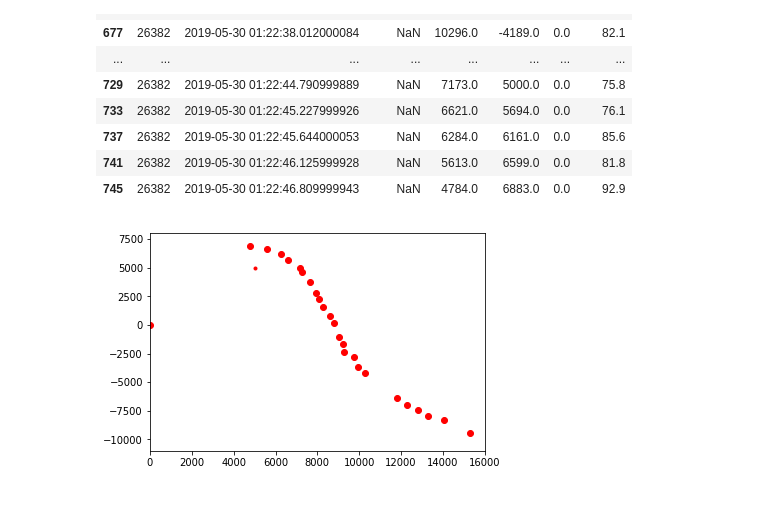
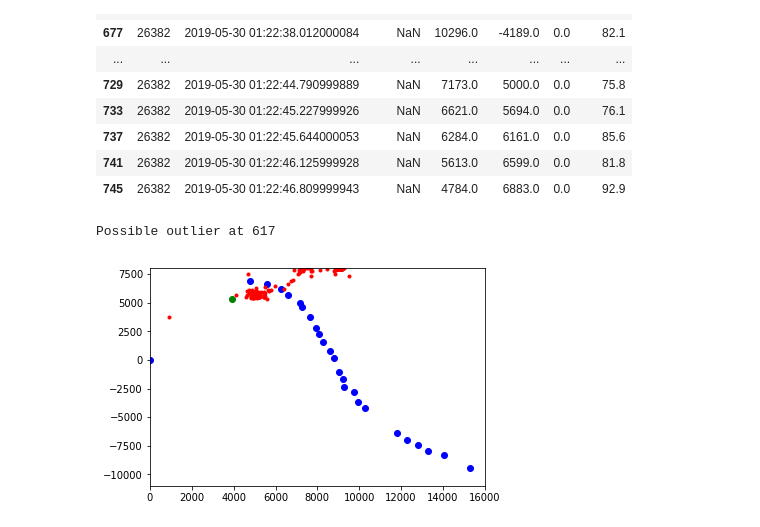
Before and after one commit to fcistern/Pozyx, a Jupyter notebook: notebooks/SubjectAnalysis.ipynb, the cells around one changed output. Saved outputs shown, nothing was run; the diff lists cells and outputs as text; code cells hidden in the pictures.

```diff
--- a/notebooks/SubjectAnalysis.ipynb
+++ b/notebooks/SubjectAnalysis.ipynb
@@ -43,7 +51,7 @@ from utils import *
 # %% [markdown]
 ## Settings
 # %%
-subj_ind = 13
+subj_ind = 19
 # %% [markdown]
 ## Loading data
 # %%
@@ -112,5 +110,6 @@ local
 #Create dataframes my own way for easier access right now
 dfParticipant = df[df['tagId']== 26382]
 dfLocal = df[df['tagId']== 26475]
+dfConfed = df[df['tagId'] == 26395]
 # %%
 dfParticipant = dfParticipant.dropna()
@@ -200,9 +234,17 @@ participant_return
+# %%
+findOutliers(participant_return)
+
+#participant_return.iloc[0]['x']
+# %% [output]
+Possible outlier at 617
 # %%
 plt.figure()
-plt.plot(participant_return.x, participant_return.y, '.', color='red', ms=12)
-plt.plot(5000, 5000, 'r.')
+plt.plot(participant_return.x, participant_return.y, '.', color='blue', ms=12)
+plt.plot(dfConfed.x, dfConfed.y, '.', color='red')
+plt.plot(5126, 5592, 'r.', ms = 12)
+plt.plot(3942, 5350, 'g.', ms = 12)
 plt.xlim([0,16000])
 plt.ylim([-11000,8000]);
-plt.savefig('FileName.png')
+#plt.savefig('FileName.png')
 # %% [output]
-[figure, old version]
+[figure, new version]
```
Also changed, not shown: parts of 17 cells of this notebook, 5 other files.
